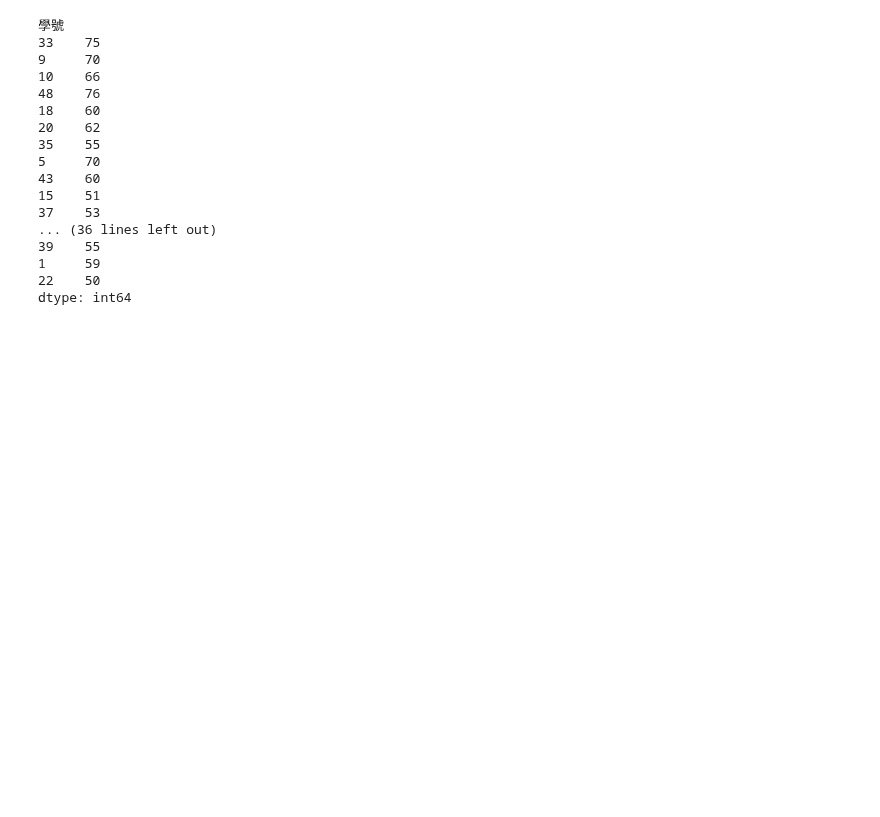
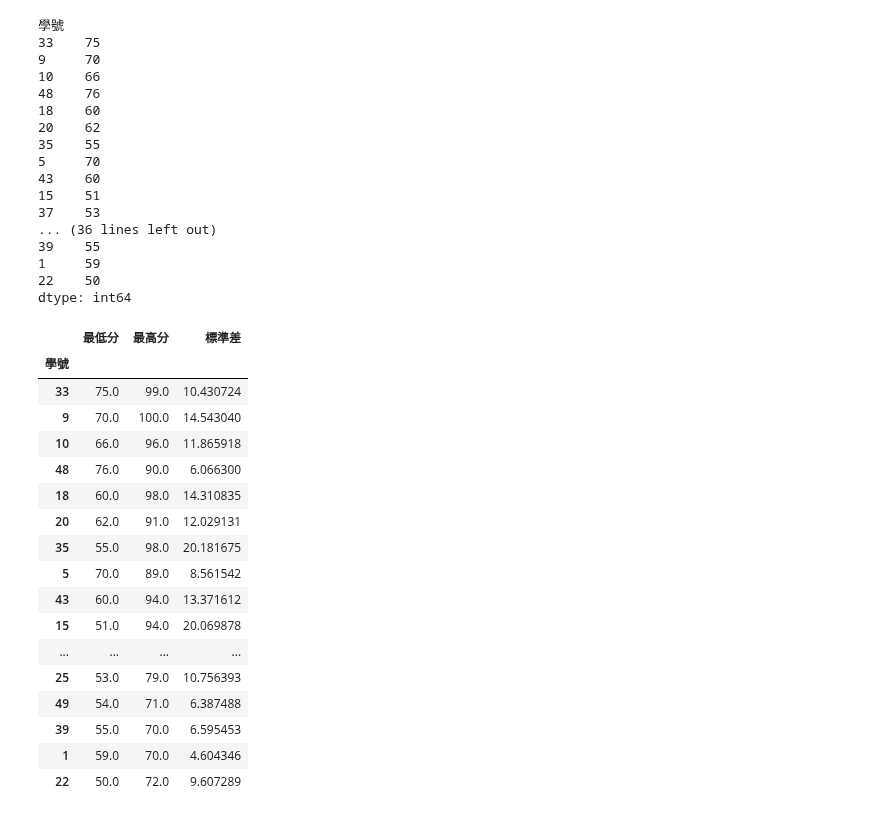
Before and after one commit to wu4fmp6/python_analysis, a Jupyter notebook: lesson8/lesson8_5.ipynb, the cells around one changed output. Saved outputs shown, nothing was run; the diff lists cells and outputs as text; code cells hidden in the pictures; blank space fills up the shorter version.

```diff
--- a/lesson8/lesson8_5.ipynb
+++ b/lesson8/lesson8_5.ipynb
@@ -103,3 +103,27 @@ df1[['國文','英文','數學','歷史','地理']].apply(max_scores,axis=1)
 1     59
 22    50
 dtype: int64
+# %%
+def max_scores(row) :
+    return pd.Series([row.min(),row.max(),row.std()],index = ['最低分','最高分','標準差'])
+
+df1[['國文','英文','數學','歷史','地理']].apply(max_scores,axis=1)
+# %% [output]
+|  | 最低分 | 最高分 | 標準差 |
+| 學號 |  |  |  |
+| 33 | 75.0 | 99.0 | 10.430724 |
+| 9 | 70.0 | 100.0 | 14.543040 |
+| 10 | 66.0 | 96.0 | 11.865918 |
+| 48 | 76.0 | 90.0 | 6.066300 |
+| 18 | 60.0 | 98.0 | 14.310835 |
+| 20 | 62.0 | 91.0 | 12.029131 |
+| 35 | 55.0 | 98.0 | 20.181675 |
+| 5 | 70.0 | 89.0 | 8.561542 |
+| 43 | 60.0 | 94.0 | 13.371612 |
+| 15 | 51.0 | 94.0 | 20.069878 |
+| ... | ... | ... | ... |
+| 25 | 53.0 | 79.0 | 10.756393 |
+| 49 | 54.0 | 71.0 | 6.387488 |
+| 39 | 55.0 | 70.0 | 6.595453 |
+| 1 | 59.0 | 70.0 | 4.604346 |
+| 22 | 50.0 | 72.0 | 9.607289 |
```
Also changed, not shown: parts of 1 cell of this notebook.
